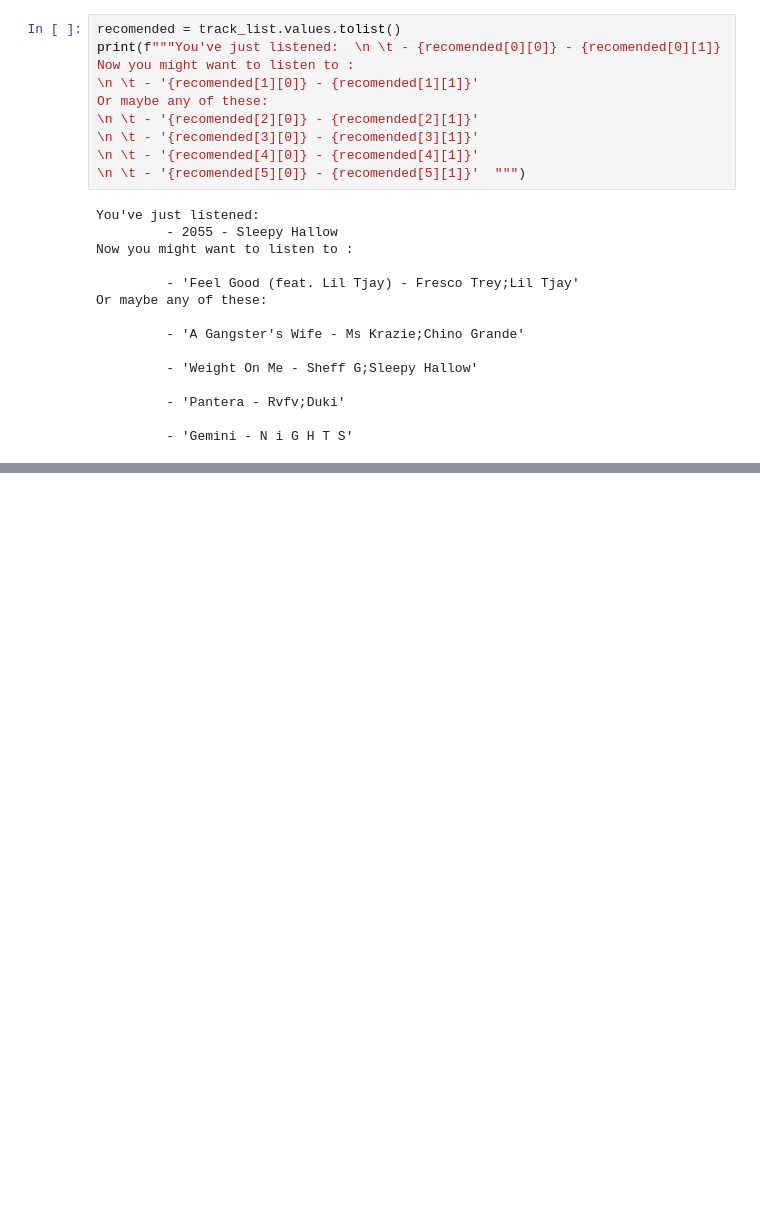
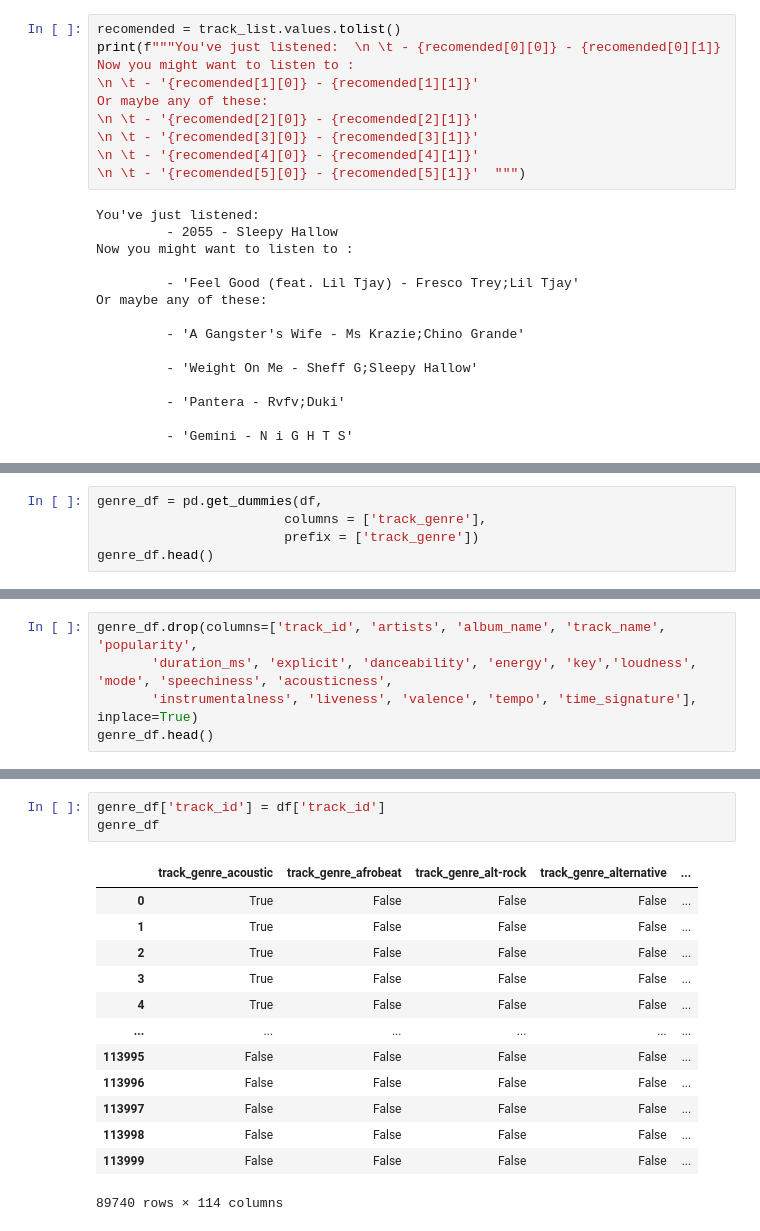
Before and after one commit to Cagan124/SMU-Project-4, a Jupyter notebook: Spotify EDA.ipynb, the cells around one changed output, grey strips where cells are left out. Saved outputs shown, nothing was run; the diff lists cells and outputs as text; blank space fills up the shorter version.

```diff
--- a/Spotify EDA.ipynb
+++ b/Spotify EDA.ipynb
@@ -497,0 +403,5 @@ recommend_song_artist('The Hills', 'The Weeknd', df_model, numeric_columns)
+# %%
+genre_df = pd.get_dummies(df,
+                        columns = ['track_genre'],
+                        prefix = ['track_genre'])
+genre_df.head()
@@ -497,0 +434,5 @@ recommend_song_artist('The Hills', 'The Weeknd', df_model, numeric_columns)
+# %%
+genre_df.drop(columns=['track_id', 'artists', 'album_name', 'track_name', 'popularity',
+       'duration_ms', 'explicit', 'danceability', 'energy', 'key','loudness', 'mode', 'speechiness', 'acousticness',
+       'instrumentalness', 'liveness', 'valence', 'tempo', 'time_signature'], inplace=True)
+genre_df.head()
@@ -497,0 +446,17 @@ recommend_song_artist('The Hills', 'The Weeknd', df_model, numeric_columns)
+# %%
+genre_df['track_id'] = df['track_id']
+genre_df
+# %% [output]
+|  | track_genre_acoustic | track_genre_afrobeat | track_genre_alt-rock | track_genre_alternative | ... |
+| 0 | True | False | False | False | ... |
+| 1 | True | False | False | False | ... |
+| 2 | True | False | False | False | ... |
+| 3 | True | False | False | False | ... |
+| 4 | True | False | False | False | ... |
+| ... | ... | ... | ... | ... | ... |
+| 113995 | False | False | False | False | ... |
+| 113996 | False | False | False | False | ... |
+| 113997 | False | False | False | False | ... |
+| 113998 | False | False | False | False | ... |
+| 113999 | False | False | False | False | ... |
+89740 rows × 114 columns
```
Also changed, not shown: parts of 35 cells of this notebook, 2 other files.
